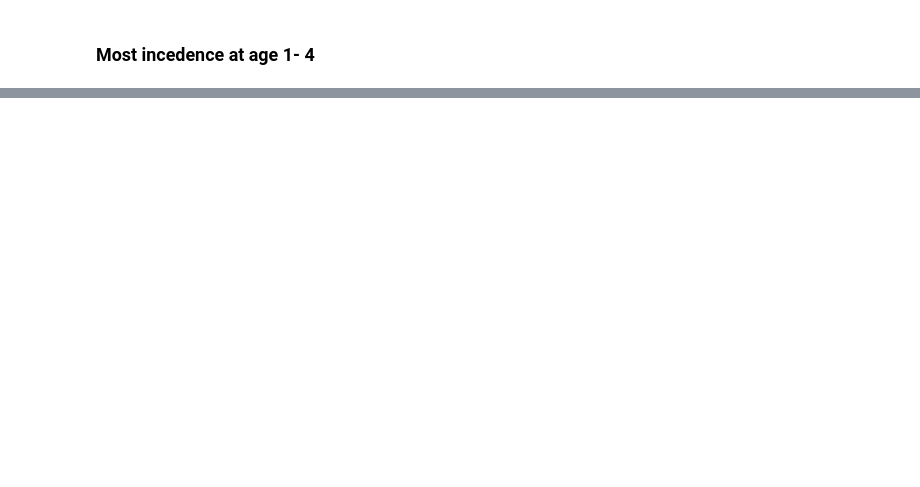
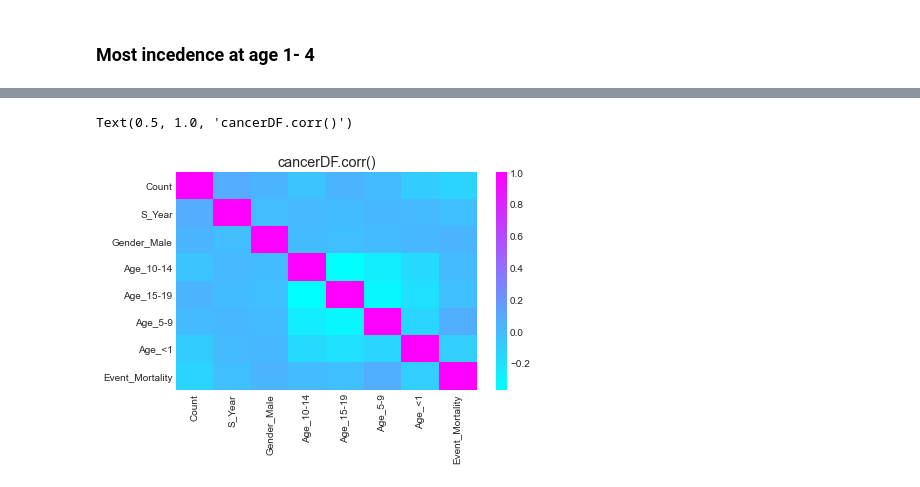
Before and after one commit to Reem0503101/Project, a Jupyter notebook: project-T5o6.ipynb, the cells around one changed output, grey strips where cells are left out. Cells and saved outputs as stored; diff of their text form; code cells hidden in the pictures; blank space fills up the shorter version.

```diff
--- a/project-T5o6.ipynb
+++ b/project-T5o6.ipynb
@@ -227,2 +232,2 @@ sns.barplot(data=cancerDF, x='Age', y= 'Count', order =['<1','1-4','5-9','10-14'
 # %%
-sns.catplot(data=cancerDF, x="Count", y="Organ", hue="Event",kind="bar",  height =10)
+cancerDF= pd.get_dummies(cancerDF, columns =['Gender','Age','Event'],drop_first =True)
@@ -231,0 +262,6 @@ sns.catplot(data=cancerDF, x="Count", y="Organ", hue="Event",kind="bar",  height
+# %%
+sns.heatmap(cancerDF.corr(), cmap='cool');
+plt.title ('cancerDF.corr()')
+# %% [output]
+Text(0.5, 1.0, 'cancerDF.corr()')
+[figure, added]
```
Also changed, not shown: parts of 32 cells of this notebook.
